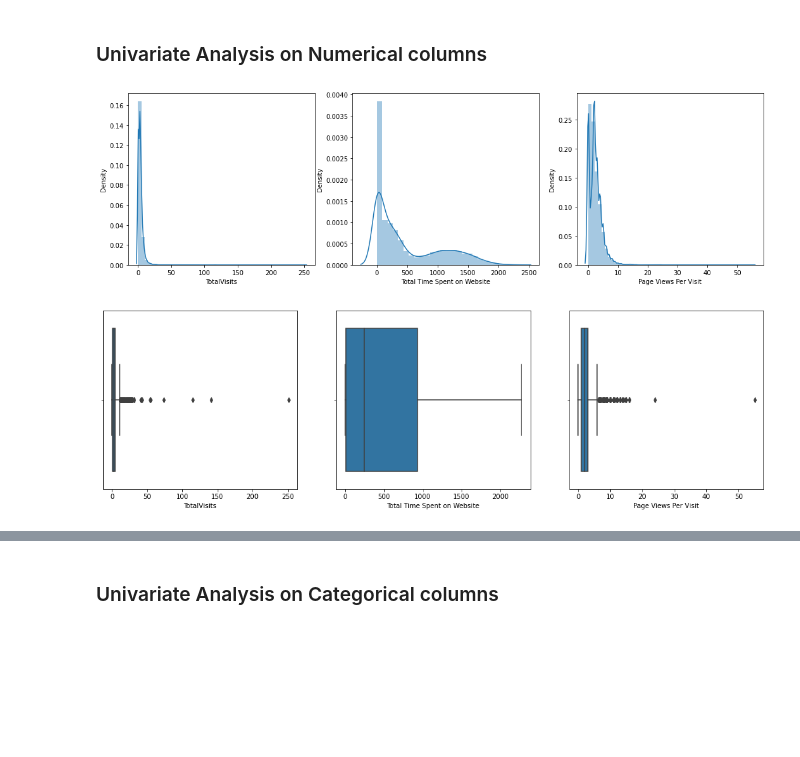
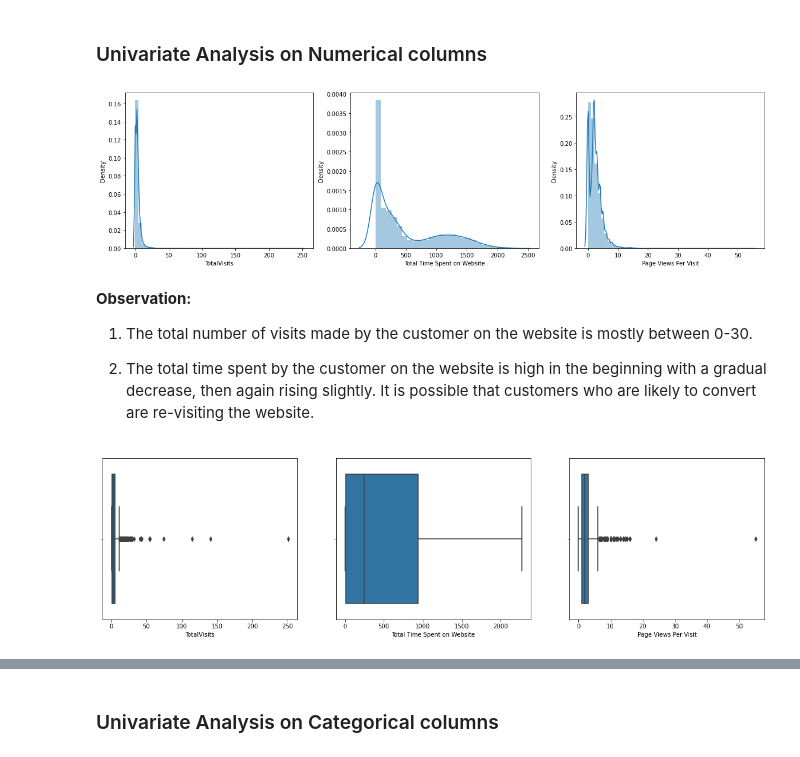
Before and after one commit to ankitaData/Lead_Scoring_Case_Study, a Jupyter notebook: Lead_Scoring_Case_Study.ipynb, the cells around one changed output, grey strips where cells are left out. Drawn from its saved outputs; the diff is of its cells as text; code cells hidden in the pictures; blank space fills up the shorter version.

```diff
--- a/Lead_Scoring_Case_Study.ipynb
+++ b/Lead_Scoring_Case_Study.ipynb
@@ -1067,22 +1088,29 @@ Name: Converted, dtype: float64
 # %%
 # Plotting distribution curve for continuous columns
 
-plt.figure(figsize=(18,5))
+plt.figure(figsize=(20,5))
 for num in enumerate(cont_cols):
     plt.subplot(len(cont_cols)//2,3,num[0]+1)
     sns.distplot(leads[num[1]])
 plt.show()
 # %% [output]
-[figure, old version]
+[figure, new version]
+# %% [markdown]
+**Observation:**
+
+1. The total number of visits made by the customer on the website is mostly between 0-30.
+
+
+2. The total time spent by the customer on the website is high in the beginning with a gradual decrease, then again rising slightly. It is possible that customers who are likely to convert are re-visiting the website.
 # %%
 # Plotting boxplot on continuous columns for outlier detection
 
-plt.figure(figsize=(18,5))
+plt.figure(figsize=(20,5))
 for num in enumerate(cont_cols):
     plt.subplot(len(cont_cols)//2,3,num[0]+1)
     sns.boxplot(leads[num[1]])
 plt.show()
 # %% [output]
-[figure, old version]
+[figure, new version]
 # %%
 len(cat_cols)
```
Also changed, not shown: parts of 128 cells of this notebook.
